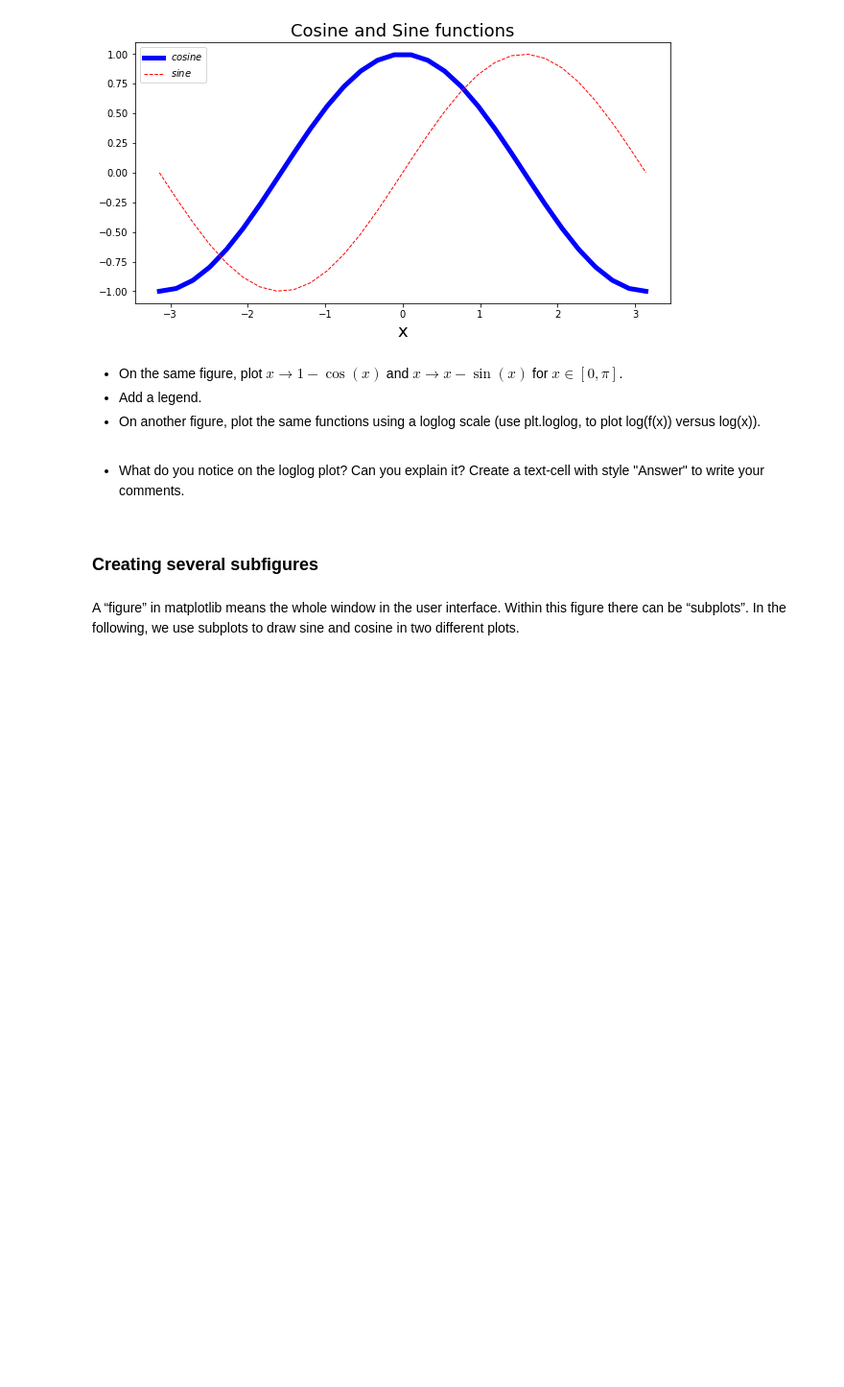
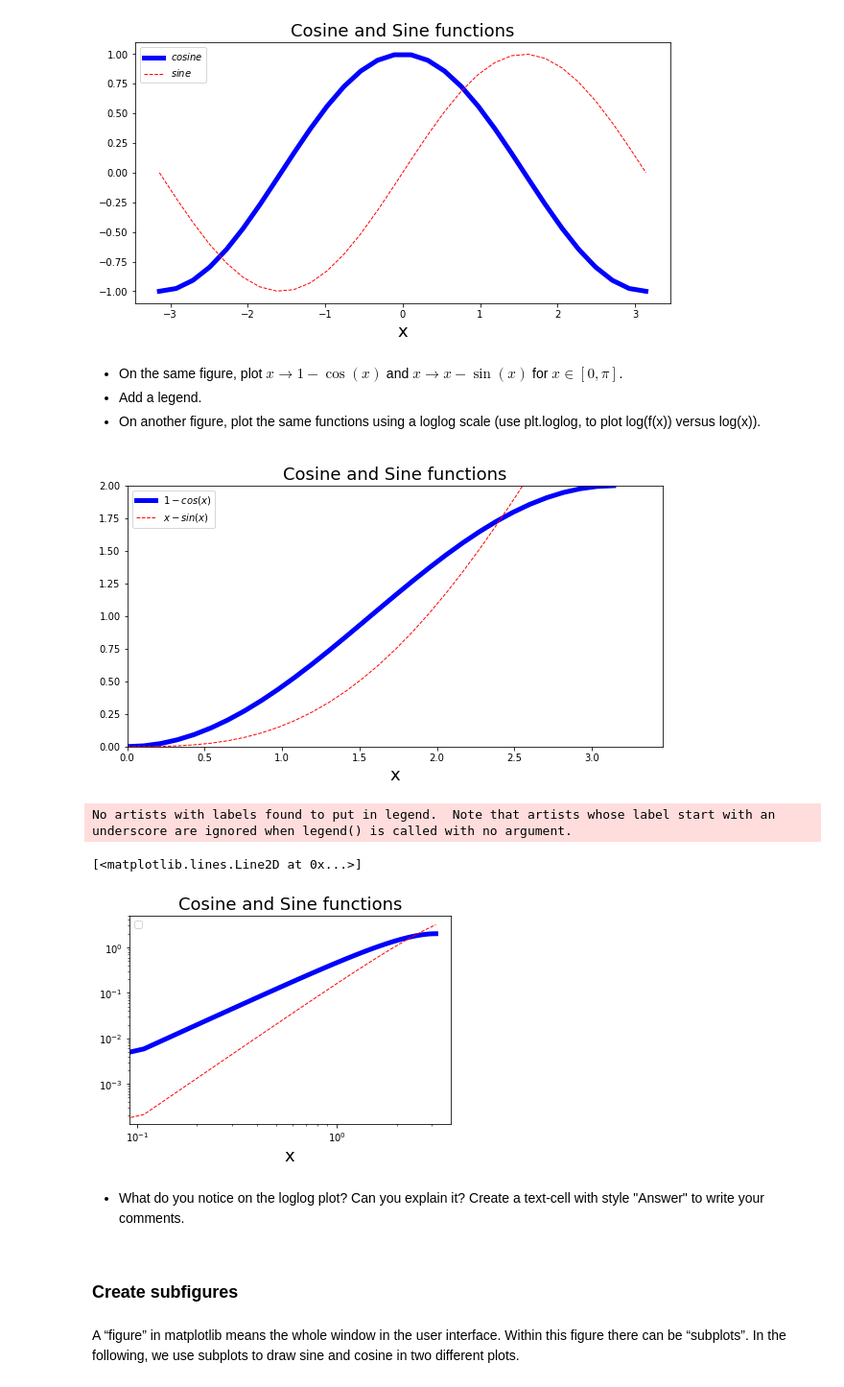
Before and after one commit to Ad1thya-R/MAA106, a Jupyter notebook: TD1: Introduction to numpy and matplotlib/Introduction_LabSession/0-IntroNumpyMatplotlib.ipynb, the cells around one changed output. Shown at 96% size. Cells and saved outputs as stored; diff of their text form; code cells hidden in the pictures; blank space fills up the shorter version.

```diff
--- a/TD1: Introduction to numpy and matplotlib/Introduction_LabSession/0-IntroNumpyMatplotlib.ipynb
+++ b/TD1: Introduction to numpy and matplotlib/Introduction_LabSession/0-IntroNumpyMatplotlib.ipynb
@@ -400,12 +420,56 @@ plt.show()
 - On the same figure, plot $x\to 1-\cos(x)$ and $x\to x-\sin(x)$ for $x\in [0,\pi]$.
 - Add a legend.
 - On another figure, plot the same functions using a loglog scale (use plt.loglog, to plot log(f(x)) versus log(x)).
+# %%
+# creates a figure with size 10x5 inches
+fig = plt.figure(figsize=(10, 5))
+
+X = np.linspace(0, np.pi, 30)
+COS, SIN = np.cos(X), np.sin(X)
+plt.plot(X,1-COS, color="blue", linestyle="-", linewidth=5, label='$1-cos(x)$')
+plt.plot(X, X-SIN, color="red", linestyle="--", linewidth=1, label='$x-sin(x)$')
+
+# specify x and y limits
+plt.xlim(0, np.pi*1.1)
+plt.ylim(0, 2)
+
+# add a label on x-axis
+plt.xlabel('x', fontsize=18)
+
+# add a title
+plt.title('Cosine and Sine functions', fontsize=18)
+
+# add a legend located at the top-left of the figure
+plt.legend(loc='upper left')
+
+# show the figure
+plt.show()
+
+# specify x and y limits
+
+
+# add a label on x-axis
+plt.xlabel('x', fontsize=18)
+
+# add a title
+plt.title('Cosine and Sine functions', fontsize=18)
+
+# add a legend located at the top-left of the figure
+plt.legend(loc='upper left')
+
+plt.loglog(X,1-COS, color="blue", linestyle="-", linewidth=5, label='$1-cos(x)$')
+plt.loglog(X, X-SIN, color="red", linestyle="--", linewidth=1, label='$x-sin(x)$')
+# %% [output]
+[figure, added]
+No artists with labels found to put in legend.  Note that artists whose label start with an underscore are ignored when legend() is called with no argument.
+[<matplotlib.lines.Line2D at 0x...>]
+[figure, added]
 # %% [markdown]
 <div markdown=1 class=DoIt>
 
 - What do you notice on the loglog plot? Can you explain it? Create a text-cell with style "Answer" to write your comments.
 # %% [markdown]
-### Creating several subfigures
+### Create subfigures
 # %% [markdown]
 A “figure” in matplotlib means the whole window in the user interface. Within this figure there can be “subplots”. In the following, we use subplots to draw sine and cosine in two different plots.
 # %%
```
Also changed, not shown: parts of 9 cells of this notebook, 1 other file.
